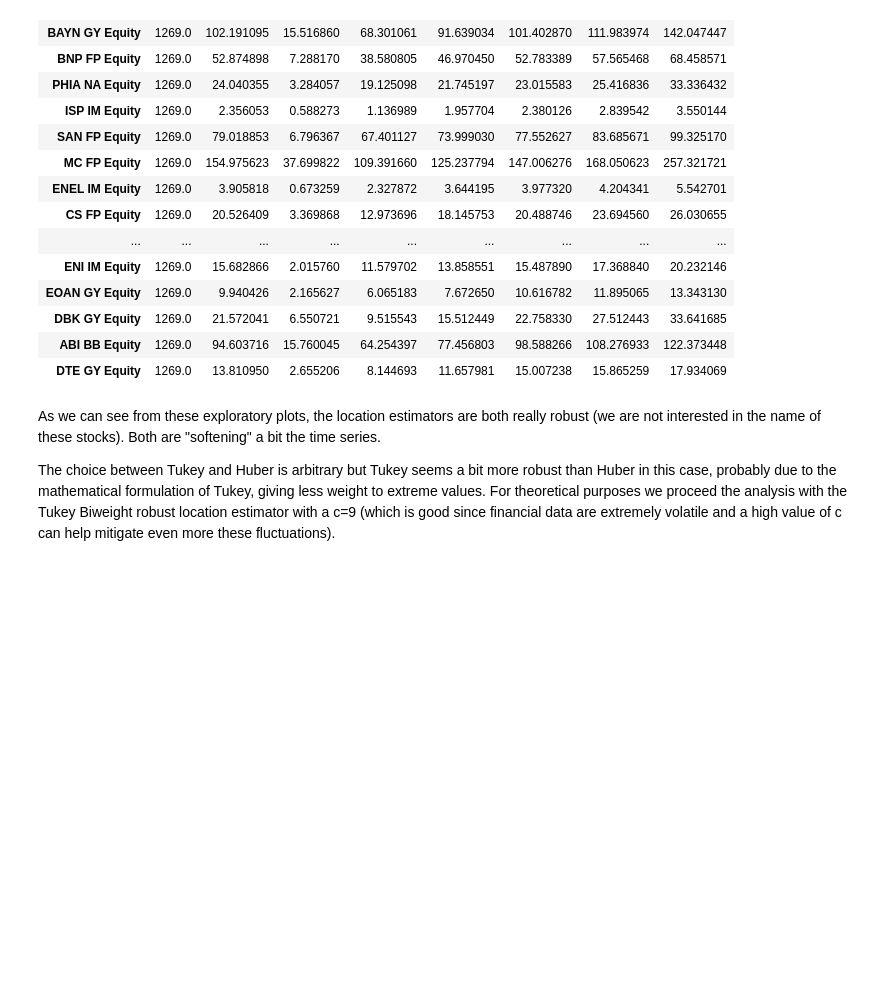
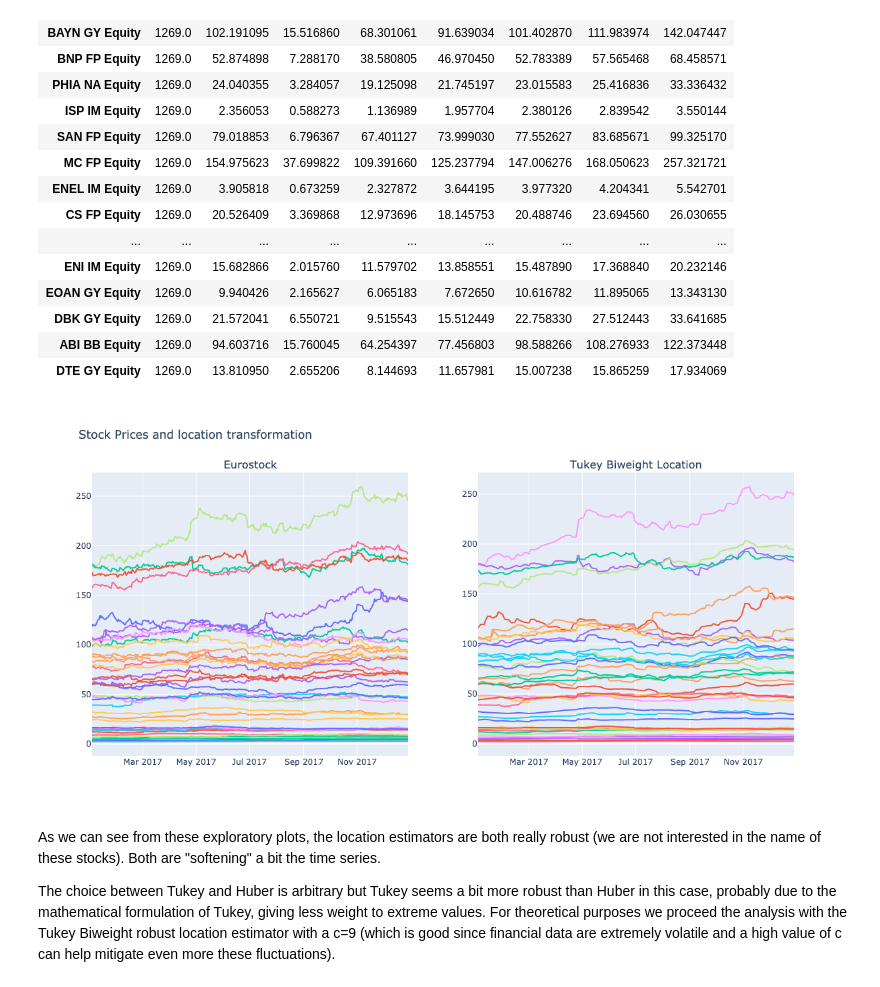
Before and after one commit to tommasograndi/portfolio-opt-with-BiLSTM-stock-preselection, a Jupyter notebook: 1. Load, EDA & PreProcess.ipynb, the cells around one changed output. Drawn from its saved outputs; the diff is of its cells as text; code cells hidden in the pictures; blank space fills up the shorter version.

```diff
--- a/1. Load, EDA & PreProcess.ipynb
+++ b/1. Load, EDA & PreProcess.ipynb
@@ -397,14 +403,16 @@ tukey_estimates.describe().T
 # %%
 fig = make_subplots(rows=1, cols=2, subplot_titles=['Eurostock', 'Tukey Biweight Location'])
 
 for stock in close_price_red.columns:
-    fig.add_trace(go.Scatter(x=close_price_red.index, y=close_price_red[stock], mode='lines', name=stock), row=1, col=1)
+    fig.add_trace(go.Scatter(x=close_price_red.loc['2017-01-02':'2017-12-29'].index, y=close_price_red.loc['2017-01-02':'2017-12-29', stock], mode='lines', name=stock), row=1, col=1)
 
 for stock in huber_estimates.columns:
-    fig.add_trace(go.Scatter(x=tukey_estimates.index, y=tukey_estimates[stock], mode='lines', name=stock), row=1, col=2)
+    fig.add_trace(go.Scatter(x=tukey_estimates.loc['2017-01-02':'2017-12-29'].index, y=tukey_estimates.loc['2017-01-02':'2017-12-29', stock], mode='lines', name=stock), row=1, col=2)
 
 fig.update_layout(title_text='Stock Prices and location transformation', showlegend=False, width=1200, height=600)
-fig.show(renderer="svg")
+fig.show(renderer="png")
+# %% [output]
+[figure, added]
 # %% [markdown]
 As we can see from these exploratory plots, the location estimators are both really robust (we are not interested in the name of these stocks). Both are "softening" a bit the time series.
 
```
Also changed, not shown: parts of 3 cells of this notebook, 4 other files.
